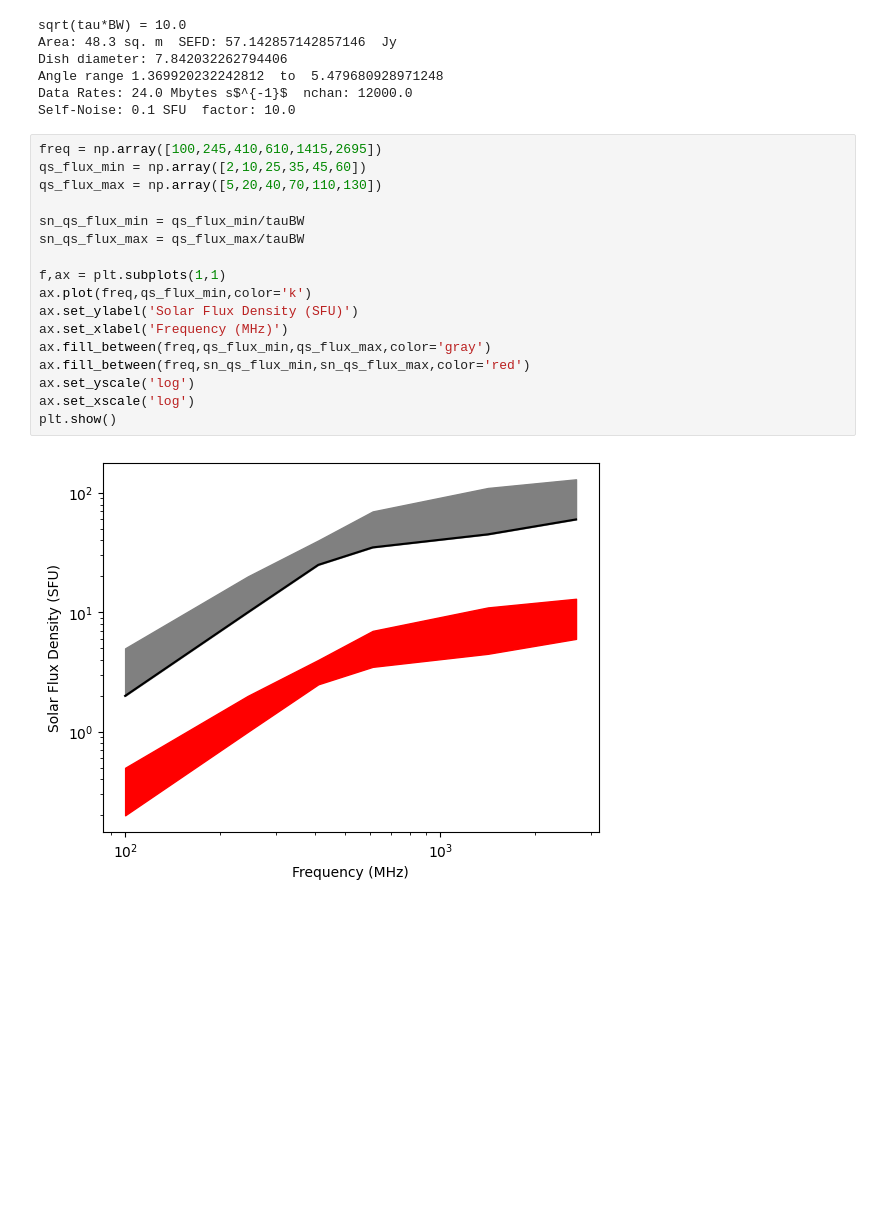
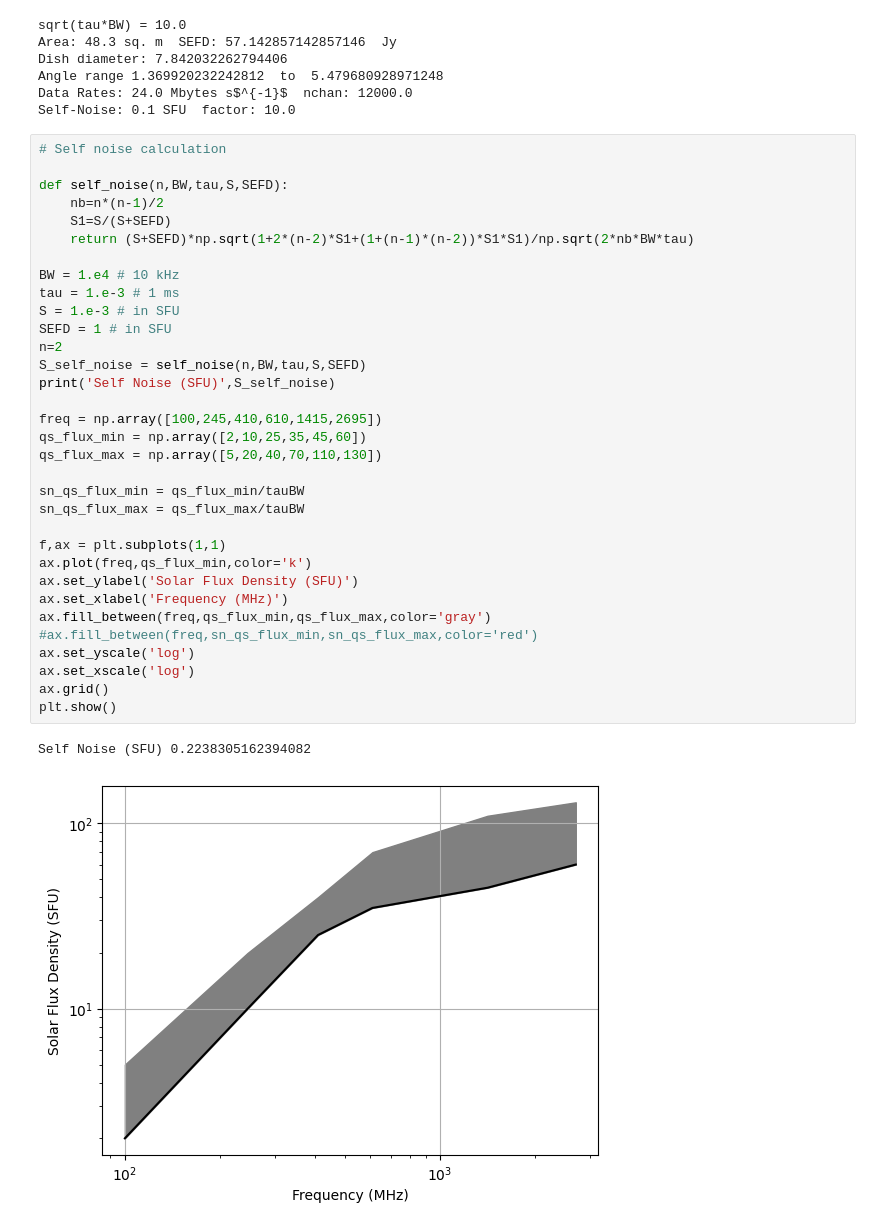
Before and after one commit to rohitcbscient/lipi, a Jupyter notebook: lipi/adhyan/ska/solar_array.ipynb, the cells around one changed output. Cells and saved outputs as stored; diff of their text form; blank space fills up the shorter version.

```diff
--- a/lipi/adhyan/ska/solar_array.ipynb
+++ b/lipi/adhyan/ska/solar_array.ipynb
@@ -88,22 +89,39 @@ Angle range 1.369920232242812  to  5.479680928971248
 Data Rates: 24.0 Mbytes s$^{-1}$  nchan: 12000.0
 Self-Noise: 0.1 SFU  factor: 10.0
 # %%
+# Self noise calculation
+
+def self_noise(n,BW,tau,S,SEFD):
+    nb=n*(n-1)/2
+    S1=S/(S+SEFD)
+    return (S+SEFD)*np.sqrt(1+2*(n-2)*S1+(1+(n-1)*(n-2))*S1*S1)/np.sqrt(2*nb*BW*tau)
+
+BW = 1.e4 # 10 kHz
+tau = 1.e-3 # 1 ms
+S = 1.e-3 # in SFU
+SEFD = 1 # in SFU
+n=2
+S_self_noise = self_noise(n,BW,tau,S,SEFD)
+print('Self Noise (SFU)',S_self_noise)
+
 freq = np.array([100,245,410,610,1415,2695])
 qs_flux_min = np.array([2,10,25,35,45,60])
 qs_flux_max = np.array([5,20,40,70,110,130])
 
 sn_qs_flux_min = qs_flux_min/tauBW
 sn_qs_flux_max = qs_flux_max/tauBW
 
 f,ax = plt.subplots(1,1)
 ax.plot(freq,qs_flux_min,color='k')
 ax.set_ylabel('Solar Flux Density (SFU)')
 ax.set_xlabel('Frequency (MHz)')
 ax.fill_between(freq,qs_flux_min,qs_flux_max,color='gray')
-ax.fill_between(freq,sn_qs_flux_min,sn_qs_flux_max,color='red')
+#ax.fill_between(freq,sn_qs_flux_min,sn_qs_flux_max,color='red')
 ax.set_yscale('log')
 ax.set_xscale('log')
+ax.grid()
 plt.show()
 # %% [output]
+Self Noise (SFU) 0.2238305162394082
-[figure, old version]
+[figure, new version]
 # %%
```
Also changed, not shown: parts of 7 cells of this notebook, 1 other file.
